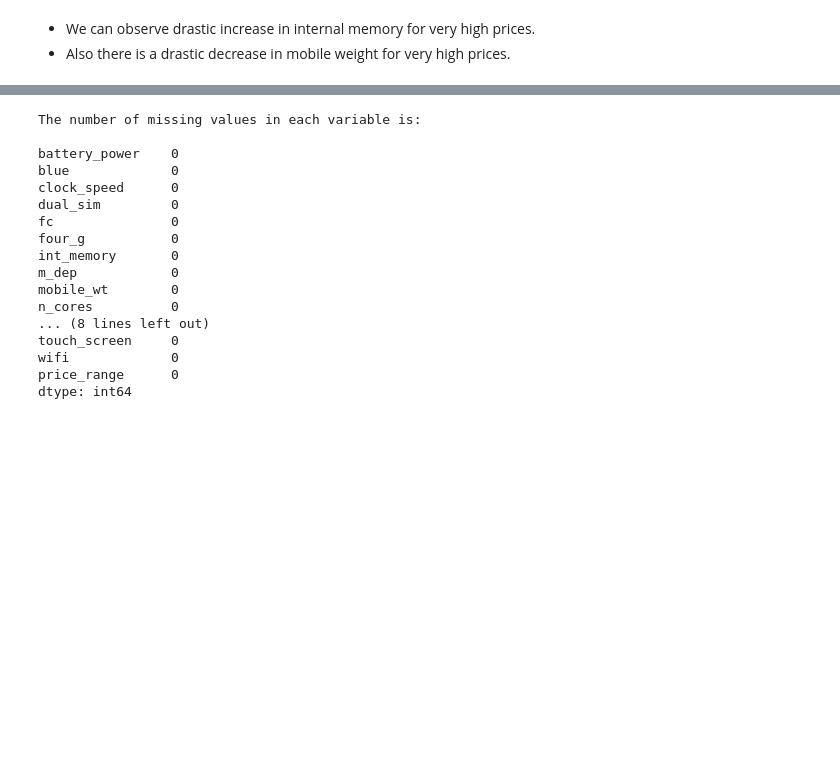
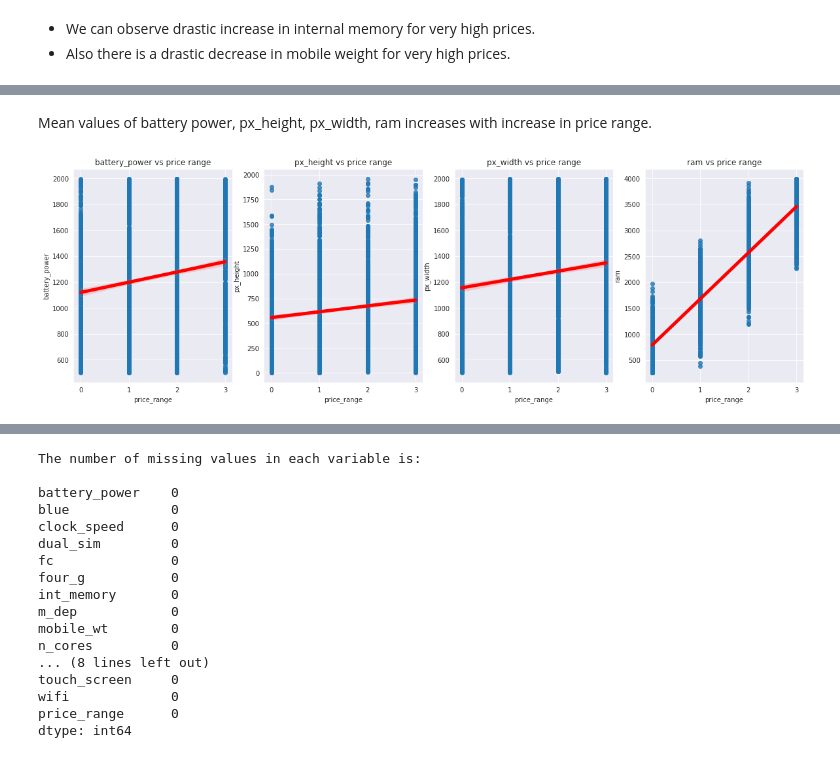
Before and after one commit to rahool010/Mobile-Price-Range-Prediction, a Jupyter notebook: Mobile_Price_Range_Prediction_Capstone_Project.ipynb, the cells around one changed output, grey strips where cells are left out. Drawn from its saved outputs; the diff is of its cells as text; code cells hidden in the pictures; blank space fills up the shorter version.

```diff
--- a/Mobile_Price_Range_Prediction_Capstone_Project.ipynb
+++ b/Mobile_Price_Range_Prediction_Capstone_Project.ipynb
@@ -335,0 +276,15 @@ df.corr().style.background_gradient(cmap="Blues").set_precision(2)
+# %% [markdown]
+Mean values of battery power, px_height, px_width, ram increases with increase in price range.
+# %%
+# visualizing price range grouped by these variables using lineplot
+list1=['battery_power','px_height','px_width','ram']
+plt.figure(figsize=(20,6))
+for index,elem in enumerate(list1):
+  xtick=[0,1,2,3]
+  plt.subplot(1,4,index+1)
+  plt.xticks(xtick)
+  sns.regplot(x='price_range',y=elem,data=df,
+              line_kws={'lw': 5, 'color': 'red'})
+  plt.title(f'{elem} vs price range')
+# %% [output]
+[figure, added]
```
Also changed, not shown: parts of 35 cells of this notebook.
